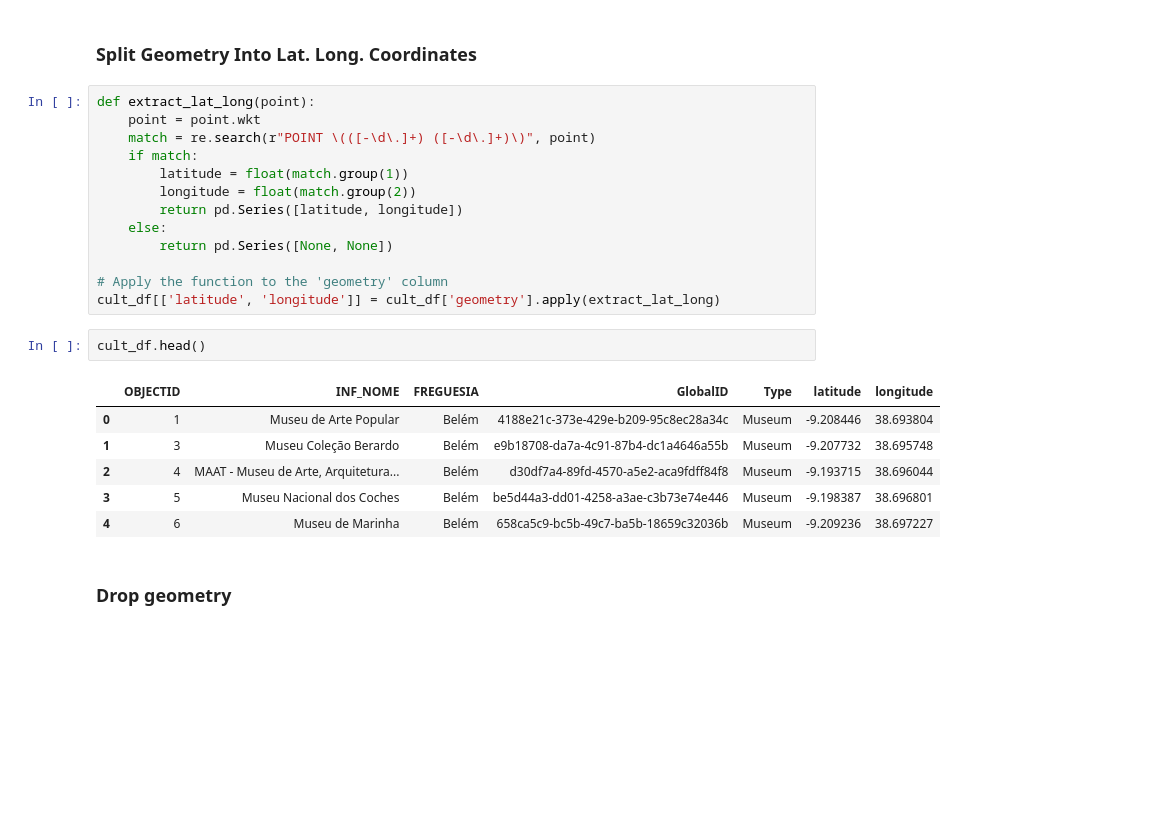
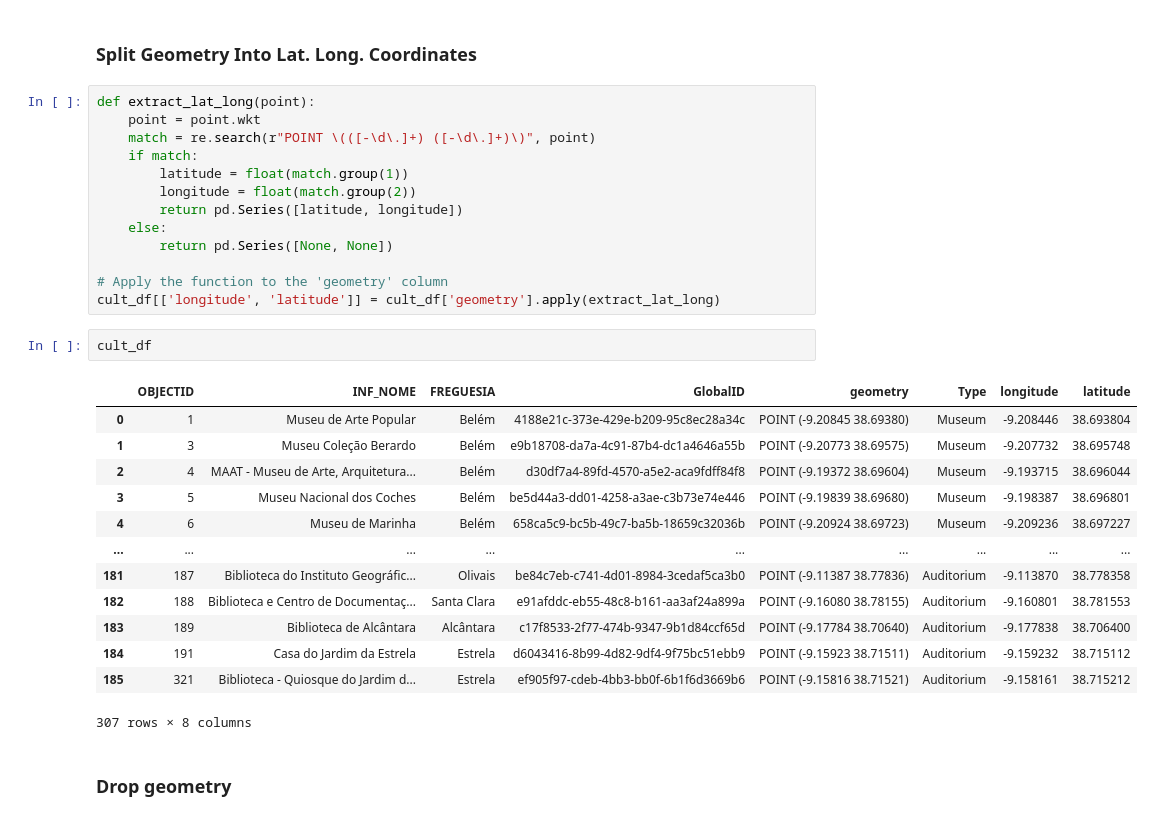
Before and after one commit to Diogomarquesbass/pds_p2, a Jupyter notebook: Web Scrapping (3).ipynb, the cells around one changed output. Drawn from its saved outputs; the diff is of its cells as text; blank space fills up the shorter version.

```diff
--- a/Web Scrapping (3).ipynb
+++ b/Web Scrapping (3).ipynb
@@ -392,16 +392,23 @@ def extract_lat_long(point):
         return pd.Series([None, None])
 
 # Apply the function to the 'geometry' column
-cult_df[['latitude', 'longitude']] = cult_df['geometry'].apply(extract_lat_long)
+cult_df[['longitude', 'latitude']] = cult_df['geometry'].apply(extract_lat_long)
 # %%
-cult_df.head()
+cult_df
 # %% [output]
-|  | OBJECTID | INF_NOME | FREGUESIA | GlobalID | Type | latitude | longitude |
-| 0 | 1 | Museu de Arte Popular | Belém | 4188e21c-373e-429e-b209-95c8ec28a34c | Museum | -9.208446 | 38.693804 |
-| 1 | 3 | Museu Coleção Berardo | Belém | e9b18708-da7a-4c91-87b4-dc1a4646a55b | Museum | -9.207732 | 38.695748 |
-| 2 | 4 | MAAT - Museu de Arte, Arquitetura... | Belém | d30df7a4-89fd-4570-a5e2-aca9fdff84f8 | Museum | -9.193715 | 38.696044 |
-| 3 | 5 | Museu Nacional dos Coches | Belém | be5d44a3-dd01-4258-a3ae-c3b73e74e446 | Museum | -9.198387 | 38.696801 |
-| 4 | 6 | Museu de Marinha | Belém | 658ca5c9-bc5b-49c7-ba5b-18659c32036b | Museum | -9.209236 | 38.697227 |
+|  | OBJECTID | INF_NOME | FREGUESIA | GlobalID | geometry | Type | longitude | latitude |
+| 0 | 1 | Museu de Arte Popular | Belém | 4188e21c-373e-429e-b209-95c8ec28a34c | POINT (-9.20845 38.69380) | Museum | -9.208446 | 38.693804 |
+| 1 | 3 | Museu Coleção Berardo | Belém | e9b18708-da7a-4c91-87b4-dc1a4646a55b | POINT (-9.20773 38.69575) | Museum | -9.207732 | 38.695748 |
+| 2 | 4 | MAAT - Museu de Arte, Arquitetura... | Belém | d30df7a4-89fd-4570-a5e2-aca9fdff84f8 | POINT (-9.19372 38.69604) | Museum | -9.193715 | 38.696044 |
+| 3 | 5 | Museu Nacional dos Coches | Belém | be5d44a3-dd01-4258-a3ae-c3b73e74e446 | POINT (-9.19839 38.69680) | Museum | -9.198387 | 38.696801 |
+| 4 | 6 | Museu de Marinha | Belém | 658ca5c9-bc5b-49c7-ba5b-18659c32036b | POINT (-9.20924 38.69723) | Museum | -9.209236 | 38.697227 |
+| ... | ... | ... | ... | ... | ... | ... | ... | ... |
+| 181 | 187 | Biblioteca do Instituto Geográfic... | Olivais | be84c7eb-c741-4d01-8984-3cedaf5ca3b0 | POINT (-9.11387 38.77836) | Auditorium | -9.113870 | 38.778358 |
+| 182 | 188 | Biblioteca e Centro de Documentaç... | Santa Clara | e91afddc-eb55-48c8-b161-aa3af24a899a | POINT (-9.16080 38.78155) | Auditorium | -9.160801 | 38.781553 |
+| 183 | 189 | Biblioteca de Alcântara | Alcântara | c17f8533-2f77-474b-9347-9b1d84ccf65d | POINT (-9.17784 38.70640) | Auditorium | -9.177838 | 38.706400 |
+| 184 | 191 | Casa do Jardim da Estrela | Estrela | d6043416-8b99-4d82-9df4-9f75bc51ebb9 | POINT (-9.15923 38.71511) | Auditorium | -9.159232 | 38.715112 |
+| 185 | 321 | Biblioteca - Quiosque do Jardim d... | Estrela | ef905f97-cdeb-4bb3-bb0f-6b1f6d3669b6 | POINT (-9.15816 38.71521) | Auditorium | -9.158161 | 38.715212 |
+307 rows × 8 columns
 # %% [markdown]
 ### Drop geometry
 # %%
```
Also changed, not shown: parts of 11 cells of this notebook.
